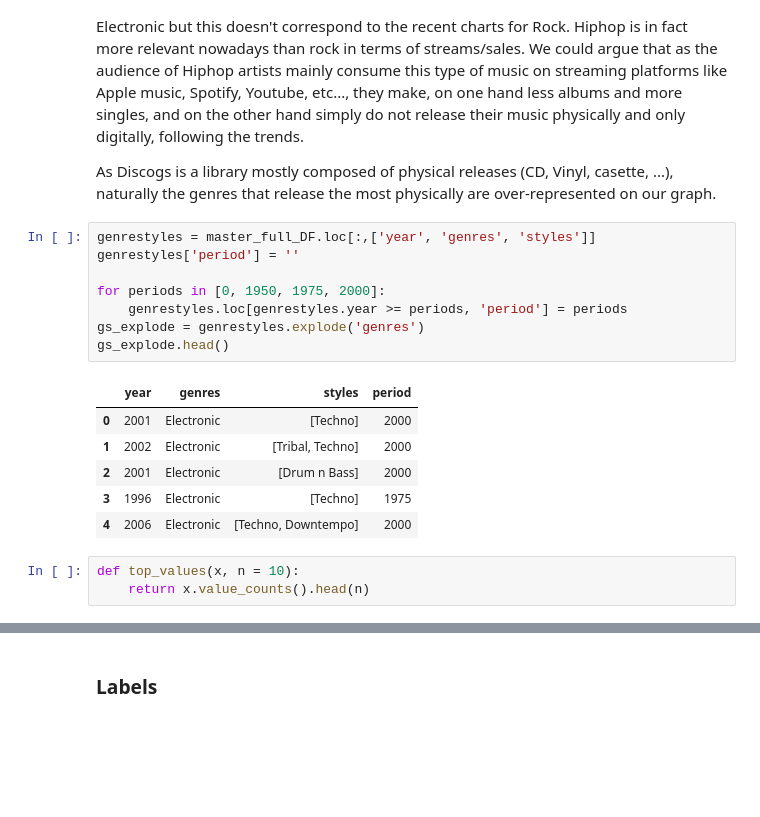
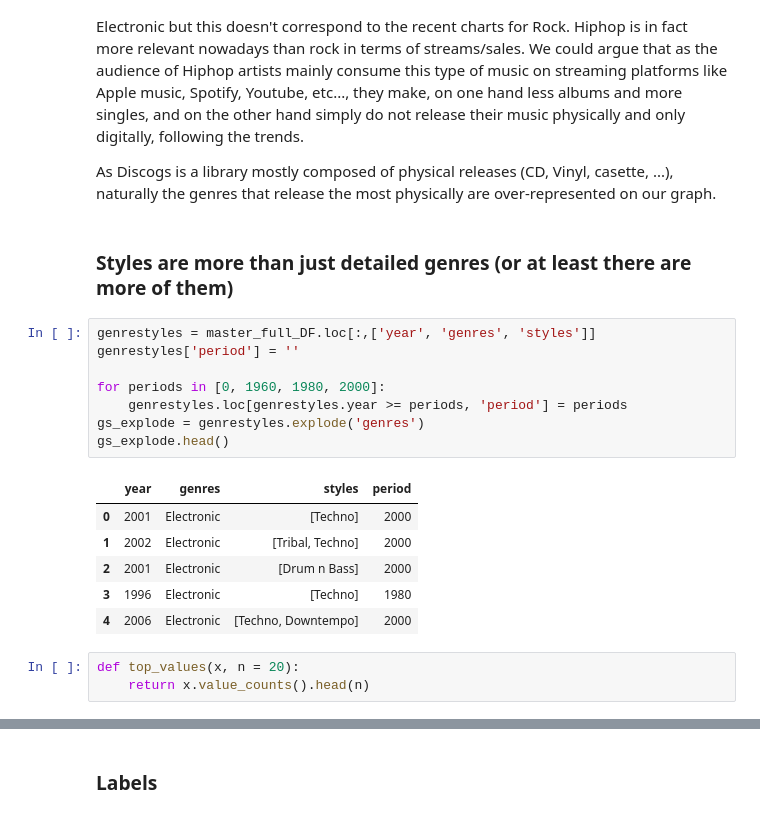
Before and after one commit to JBMembrado/Projects, a Jupyter notebook: Milestone_3.ipynb, the cells around one changed output, grey strips where cells are left out. Cells and saved outputs as stored; diff of their text form; blank space fills up the shorter version.

```diff
--- a/Milestone_3.ipynb
+++ b/Milestone_3.ipynb
@@ -439,22 +401,24 @@ Here we can see the evolution of genres throughout the years. Some genres appear
 From this graph, we can see that recently the most dominant genres are Rock and Electronic but this doesn't correspond to the recent charts for Rock. Hiphop is in fact more relevant nowadays than rock in terms of streams/sales. We could argue that as the audience of Hiphop artists mainly consume this type of music on streaming platforms like Apple music, Spotify, Youtube, etc..., they make, on one hand less albums and more singles, and on the other hand simply do not release their music physically and only digitally, following the trends.
 
 As Discogs is a library mostly composed of physical releases (CD, Vinyl, casette, ...), naturally the genres that release the most physically are over-represented on our graph.
+# %% [markdown]
+### Styles are more than just detailed genres (or at least there are more of them)
 # %%
 genrestyles = master_full_DF.loc[:,['year', 'genres', 'styles']]
 genrestyles['period'] = ''
 
-for periods in [0, 1950, 1975, 2000]:
+for periods in [0, 1960, 1980, 2000]:
     genrestyles.loc[genrestyles.year >= periods, 'period'] = periods
 gs_explode = genrestyles.explode('genres')
 gs_explode.head()
 # %% [output]
 |  | year | genres | styles | period |
 | 0 | 2001 | Electronic | [Techno] | 2000 |
 | 1 | 2002 | Electronic | [Tribal, Techno] | 2000 |
 | 2 | 2001 | Electronic | [Drum n Bass] | 2000 |
-| 3 | 1996 | Electronic | [Techno] | 1975 |
+| 3 | 1996 | Electronic | [Techno] | 1980 |
 | 4 | 2006 | Electronic | [Techno, Downtempo] | 2000 |
 # %%
-def top_values(x, n = 10):
+def top_values(x, n = 20):
     return x.value_counts().head(n)
 # %%
```
Also changed, not shown: parts of 61 cells of this notebook.
